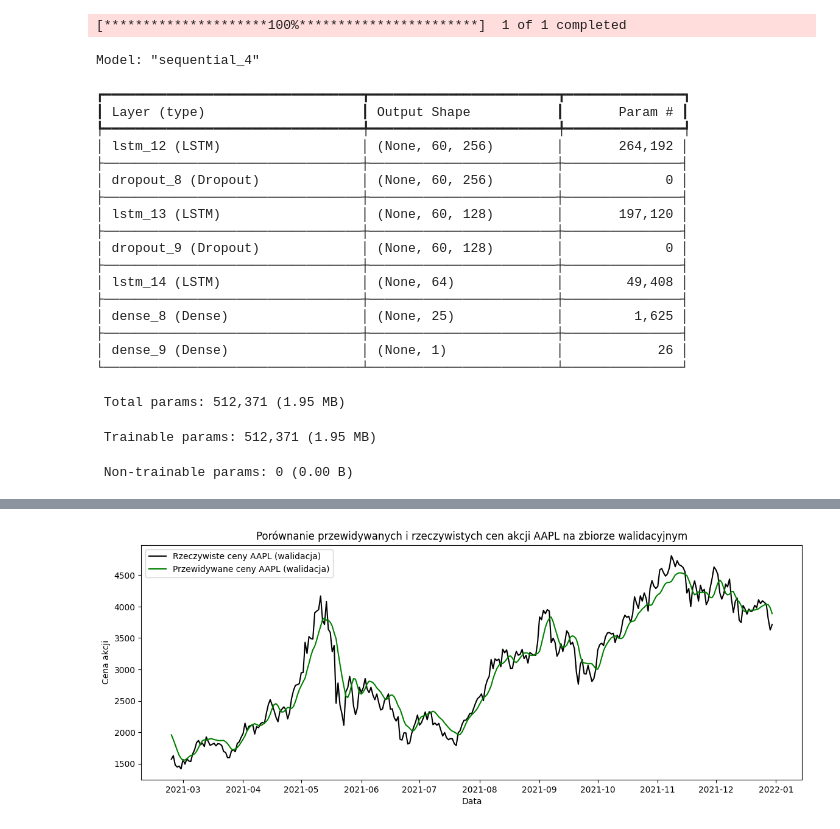
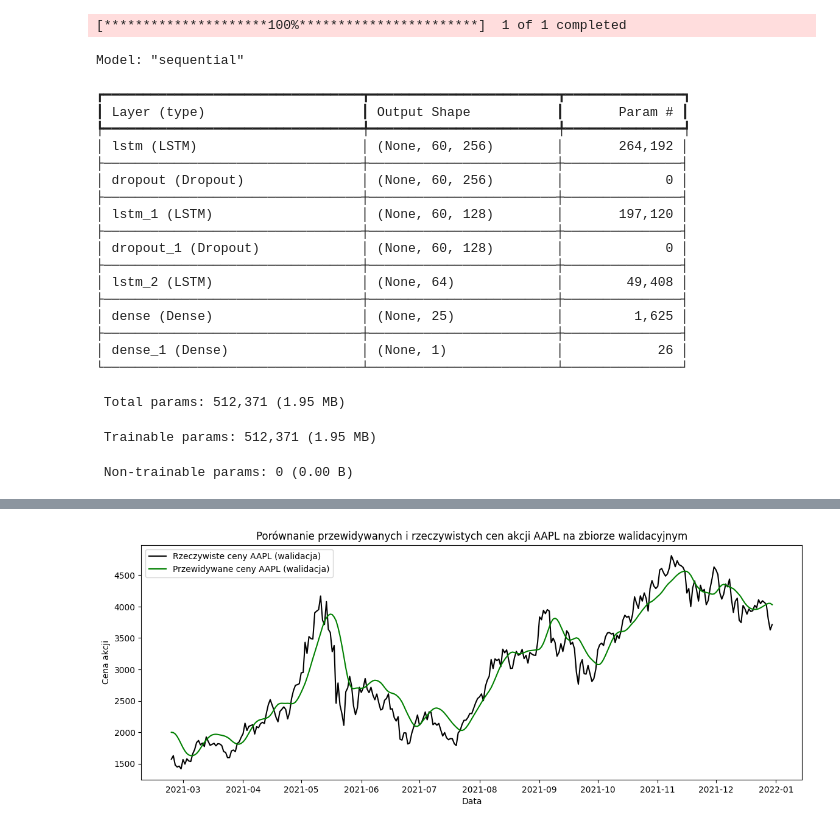
Before and after one commit to cynarski/crypto_predict, a Jupyter notebook: testlstm.ipynb, the cells around one changed output, grey strips where cells are left out. Saved outputs shown, nothing was run; the diff lists cells and outputs as text; code cells hidden in the pictures.

```diff
--- a/testlstm.ipynb
+++ b/testlstm.ipynb
@@ -53,7 +53,7 @@ model.summary()
 model.compile(loss='mean_squared_error', optimizer='adam')
 
 # Trenowanie modelu z walidacją
-history = model.fit(X_train, Y_train, epochs=100, batch_size=64, validation_data=(X_val, Y_val), verbose=1)
+history = model.fit(X_train, Y_train, epochs=25, batch_size=64, validation_data=(X_val, Y_val), verbose=1)
 
 # Predykcja na zbiorze walidacyjnym
 predicted_val = model.predict(X_val)
@@ -74,23 +74,23 @@ plt.legend()
 plt.show()
 # %% [output]
 [*********************100%***********************]  1 of 1 completed
-Model: "sequential_4"
+Model: "sequential"
 ┏━━━━━━━━━━━━━━━━━━━━━━━━━━━━━━━━━┳━━━━━━━━━━━━━━━━━━━━━━━━┳━━━━━━━━━━━━━━━┓
 ┃ Layer (type)                    ┃ Output Shape           ┃       Param # ┃
 ┡━━━━━━━━━━━━━━━━━━━━━━━━━━━━━━━━━╇━━━━━━━━━━━━━━━━━━━━━━━━╇━━━━━━━━━━━━━━━┩
-│ lstm_12 (LSTM)                  │ (None, 60, 256)        │       264,192 │
+│ lstm (LSTM)                     │ (None, 60, 256)        │       264,192 │
 ├─────────────────────────────────┼────────────────────────┼───────────────┤
-│ dropout_8 (Dropout)             │ (None, 60, 256)        │             0 │
+│ dropout (Dropout)               │ (None, 60, 256)        │             0 │
 ├─────────────────────────────────┼────────────────────────┼───────────────┤
-│ lstm_13 (LSTM)                  │ (None, 60, 128)        │       197,120 │
+│ lstm_1 (LSTM)                   │ (None, 60, 128)        │       197,120 │
 ├─────────────────────────────────┼────────────────────────┼───────────────┤
-│ dropout_9 (Dropout)             │ (None, 60, 128)        │             0 │
+│ dropout_1 (Dropout)             │ (None, 60, 128)        │             0 │
 ├─────────────────────────────────┼────────────────────────┼───────────────┤
-│ lstm_14 (LSTM)                  │ (None, 64)             │        49,408 │
+│ lstm_2 (LSTM)                   │ (None, 64)             │        49,408 │
 ├─────────────────────────────────┼────────────────────────┼───────────────┤
-│ dense_8 (Dense)                 │ (None, 25)             │         1,625 │
+│ dense (Dense)                   │ (None, 25)             │         1,625 │
 ├─────────────────────────────────┼────────────────────────┼───────────────┤
-│ dense_9 (Dense)                 │ (None, 1)              │            26 │
+│ dense_1 (Dense)                 │ (None, 1)              │            26 │
 └─────────────────────────────────┴────────────────────────┴───────────────┘
  Total params: 512,371 (1.95 MB)
  Trainable params: 512,371 (1.95 MB)
@@ -115,3 +115,3 @@ Epoch 100/100
-[figure, old version]
+[figure, new version]
 # %%
 # Pobranie danych do 31-12-2022 dla predykcji na styczeń 2023
```
Also changed, not shown: parts of 2 cells of this notebook, 2 other files.
